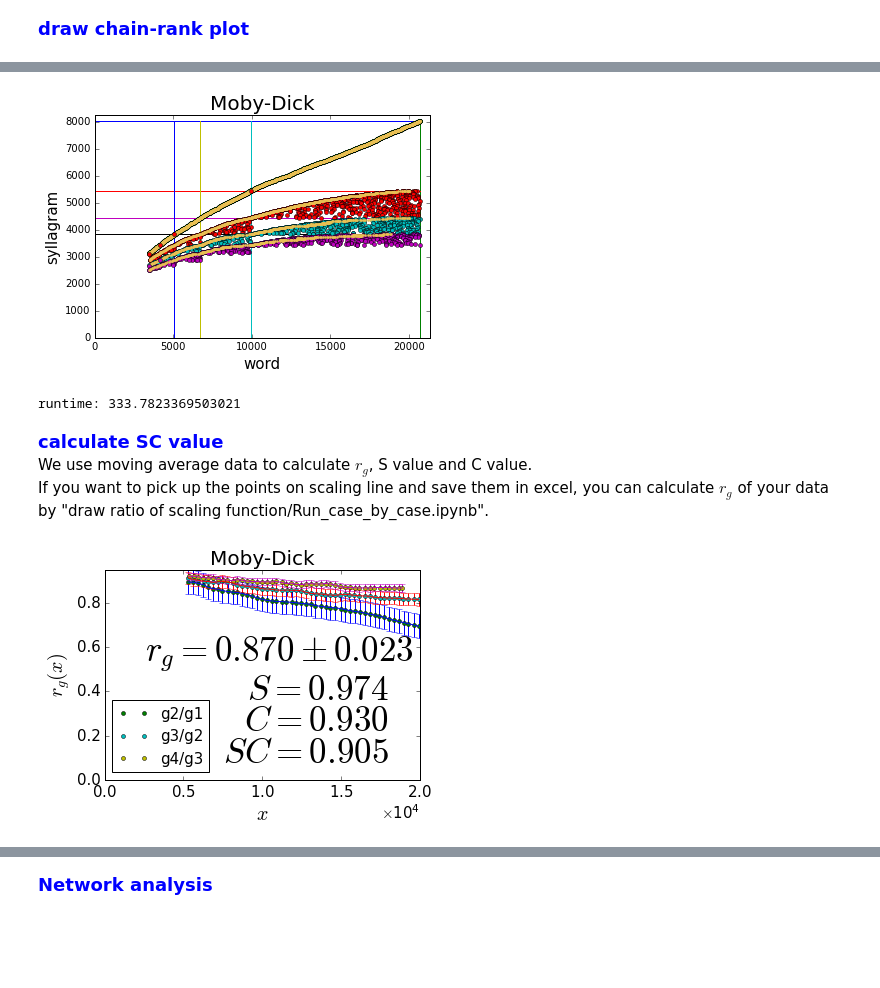
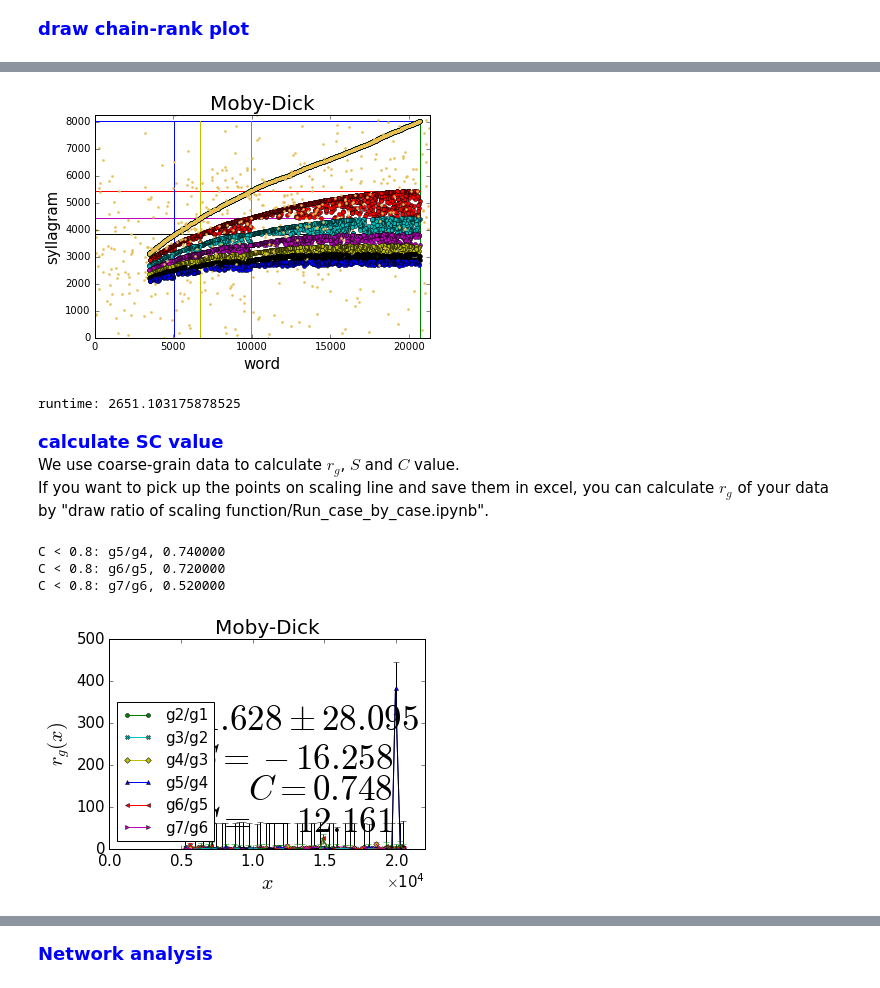
Before and after one commit to godofhoe/Genetics-Linguistics-Correspondence, a Jupyter notebook: Scaling-linguistics/English/Run_case_by_case.ipynb, the cells around one changed output, grey strips where cells are left out. Saved outputs shown, nothing was run; the diff lists cells and outputs as text; code cells hidden in the pictures; blank space fills up the shorter version.

```diff
--- a/Scaling-linguistics/English/Run_case_by_case.ipynb
+++ b/Scaling-linguistics/English/Run_case_by_case.ipynb
@@ -65,0 +79,11 @@ write_to_excel(big, word, syl, name)
+# %%
+#save file, read detials in count.py
+#if you don't want to save it, just # it
+'''
+the following pandas dataFrames will be saved in a excel file
+big: including frequency and rank for each word = (syl_1, syl_2, syl_3 ...)
+word: including the FRD and Chain of word
+syl: including the FRD and Allo of syllagram
+'''
+
+#write_to_excel(big, word, syl, name)
@@ -206,18 +246,27 @@ detail: <br>
 # %%
+kwargs = {'toler' : 50,
+'num_part' : 50,
+'num_section' : 1,
+'delta' : 0.15,
+'percent' : 0.05}
+
 tStart = time.time()
-g, glu = plot_g(4, V, H, big, name, longest, toler = 50, avg_N = 50)
+g, glu = plot_g(7, V, H, big, name, longest, **kwargs)
 tEnd = time.time()
 print('runtime:', tEnd - tStart)
 # %% [output]
-[figure, old version]
+[figure, new version]
-runtime: 333.7823369503021
+runtime: 2651.103175878525
 # %% [markdown]
 <font color='blue' size='4'><b> calculate SC value </b><br></font>
-We use moving average data to calculate $r_g$, S value and C value. <br>
+We use coarse-grain data to calculate $r_g$, $S$ and $C$ value. <br>
 If you want to pick up the points on scaling line and save them in excel, you can calculate $r_g$ of your data by "draw ratio of scaling function/Run_case_by_case.ipynb". <br>
 # %%
 FORMAT = 'pdf' #the format of your picture
 
 Rg = rg(name, g, FORMAT)
 # %% [output]
+C < 0.8: g5/g4, 0.740000
+C < 0.8: g6/g5, 0.720000
+C < 0.8: g7/g6, 0.520000
-[figure, old version]
+[figure, new version]
```
Also changed, not shown: parts of 20 cells of this notebook, 3 other files.
